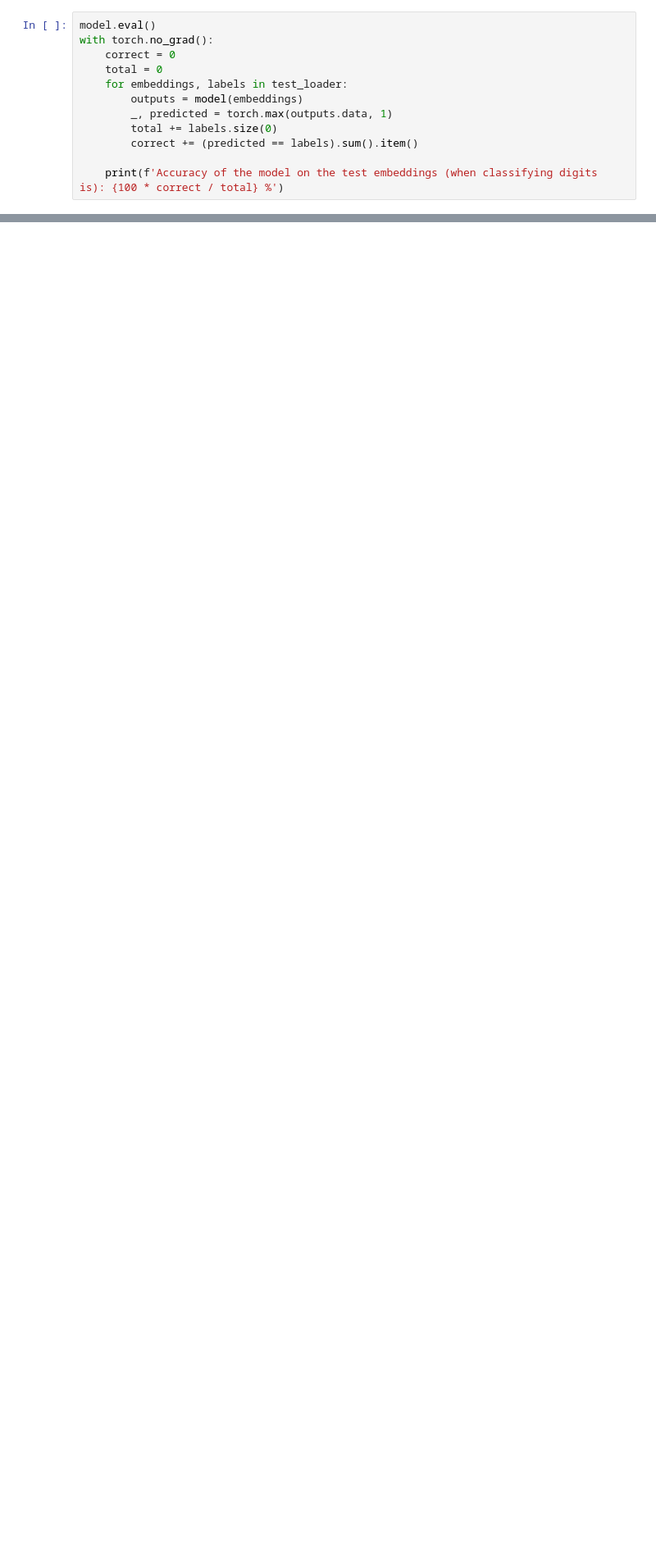
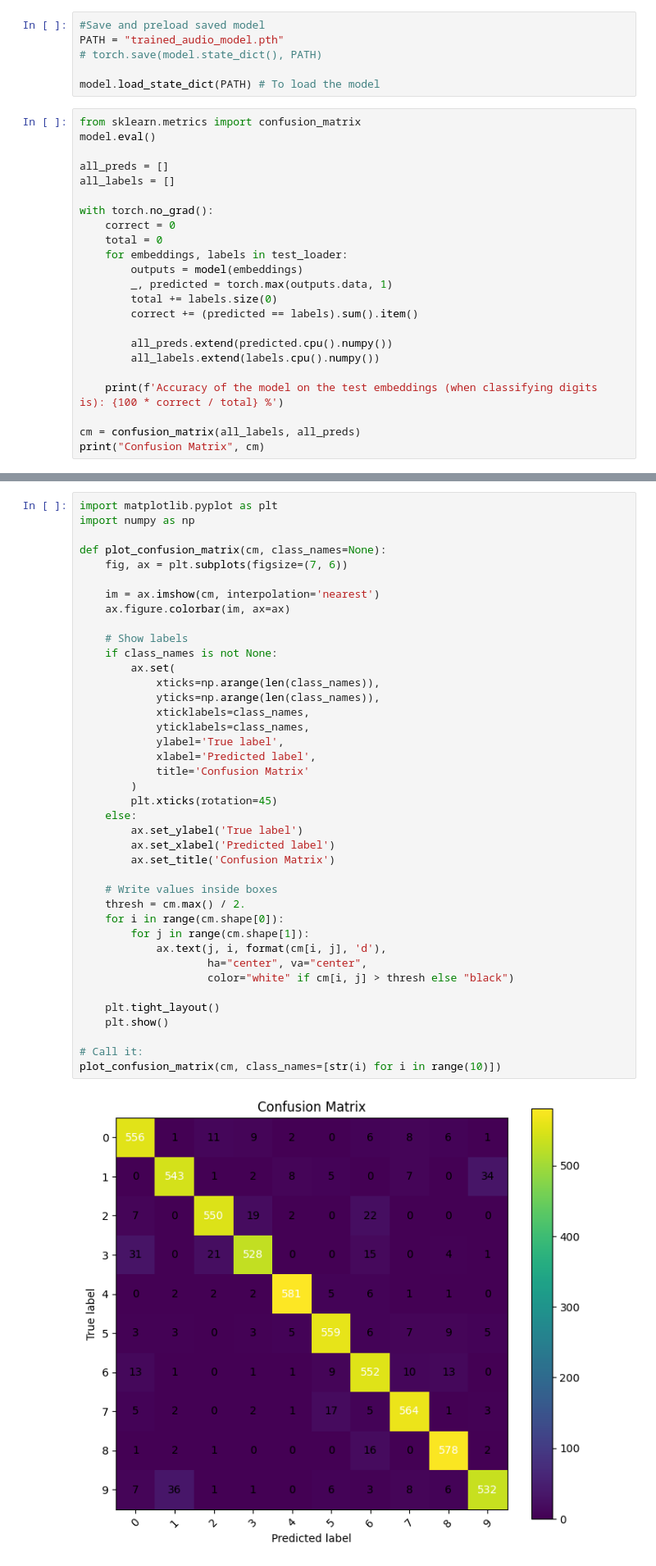
Before and after one commit to richidubey/Machine-Unlearning-with-Audio-Data, a Jupyter notebook: final_training_loop.ipynb, the cells around one changed output, grey strips where cells are left out. Shown at 82% size. Cells and saved outputs as stored; diff of their text form; blank space fills up the shorter version.

```diff
--- a/final_training_loop.ipynb
+++ b/final_training_loop.ipynb
@@ -124,6 +140,17 @@ Epoch [10/10], Loss: 0.0049
 Training finished!
+# %%
+#Save and preload saved model
+PATH = "trained_audio_model.pth"
+# torch.save(model.state_dict(), PATH)
+
+model.load_state_dict(PATH) # To load the model
 # %%
+from sklearn.metrics import confusion_matrix
 model.eval()
+
+all_preds = []
+all_labels = []
+
 with torch.no_grad():
     correct = 0
     total = 0
@@ -133,5 +160,11 @@ with torch.no_grad():
         total += labels.size(0)
         correct += (predicted == labels).sum().item()
 
+        all_preds.extend(predicted.cpu().numpy())
+        all_labels.extend(labels.cpu().numpy())
+
     print(f'Accuracy of the model on the test embeddings (when classifying digits is): {100 * correct / total} %')
+
+cm = confusion_matrix(all_labels, all_preds)
+print("Confusion Matrix", cm)
 # %% [output]
@@ -138,0 +182,42 @@ Accuracy of the model on the test embeddings (when classifying digits is): 85.91
+# %%
+import matplotlib.pyplot as plt
+import numpy as np
+
+def plot_confusion_matrix(cm, class_names=None):
+    fig, ax = plt.subplots(figsize=(7, 6))
+
+    im = ax.imshow(cm, interpolation='nearest')
+    ax.figure.colorbar(im, ax=ax)
+
+    # Show labels
+    if class_names is not None:
+        ax.set(
+            xticks=np.arange(len(class_names)),
+            yticks=np.arange(len(class_names)),
+            xticklabels=class_names,
+            yticklabels=class_names,
+            ylabel='True label',
+            xlabel='Predicted label',
+            title='Confusion Matrix'
+        )
+        plt.xticks(rotation=45)
+    else:
+        ax.set_ylabel('True label')
+        ax.set_xlabel('Predicted label')
+        ax.set_title('Confusion Matrix')
+
+    # Write values inside boxes
+    thresh = cm.max() / 2.
+    for i in range(cm.shape[0]):
+        for j in range(cm.shape[1]):
+            ax.text(j, i, format(cm[i, j], 'd'),
+                    ha="center", va="center",
+                    color="white" if cm[i, j] > thresh else "black")
+
+    plt.tight_layout()
+    plt.show()
+
+# Call it:
+plot_confusion_matrix(cm, class_names=[str(i) for i in range(10)])
+# %% [output]
+[figure, added]
```
Also changed, not shown: parts of 6 cells of this notebook, 1 other file.
